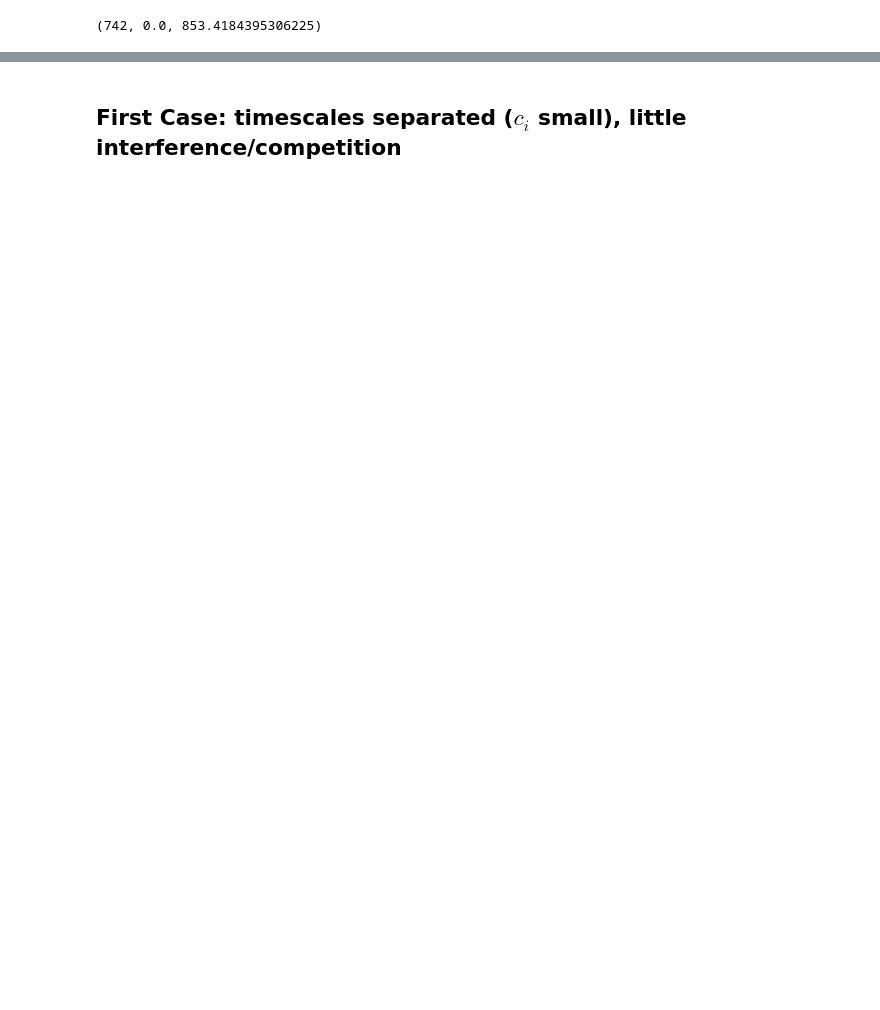
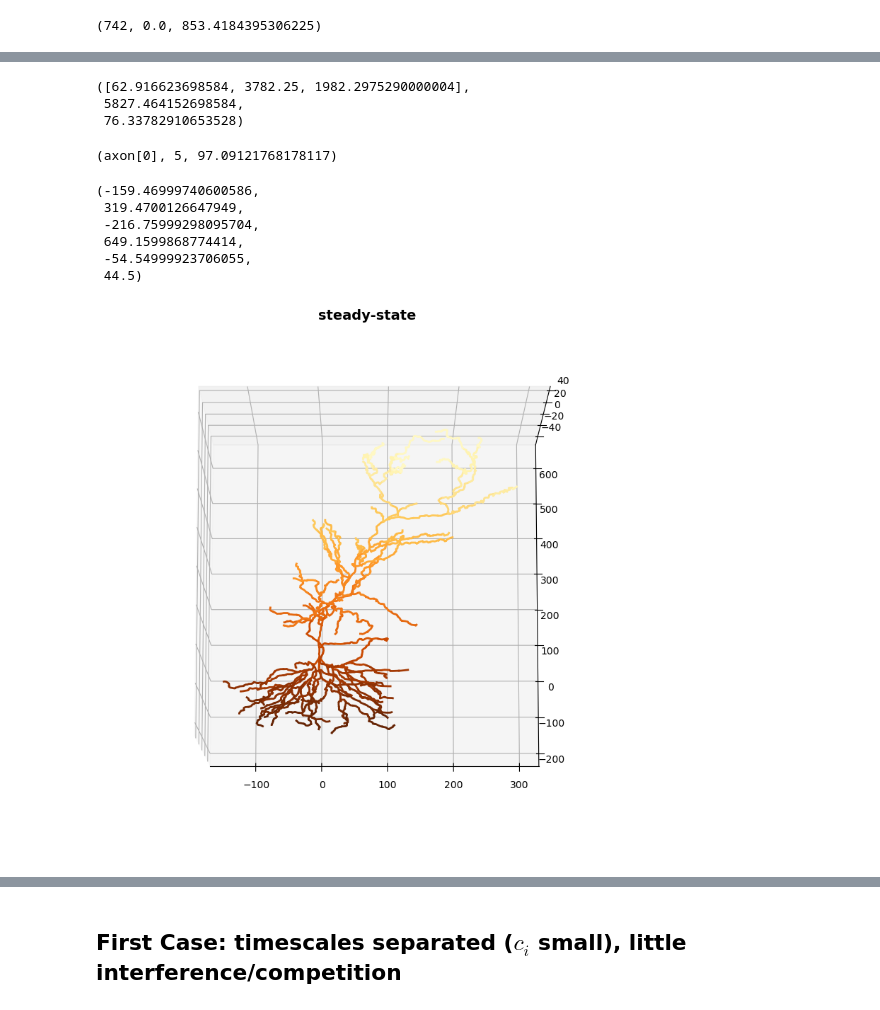
Before and after one commit to lptolik/Williams-etal-Synaptic-Transport, a Jupyter notebook: mine/myFig5.ipynb, the cells around one changed output, grey strips where cells are left out. Cells and saved outputs as stored; diff of their text form; code cells hidden in the pictures; blank space fills up the shorter version.

```diff
--- a/mine/myFig5.ipynb
+++ b/mine/myFig5.ipynb
@@ -298,0 +501,26 @@ def snap_ss(name,clim=[0,0.0035]):
+# %%
+import math
+xS=[-5.68000019e-01, -1.00000000e+00, -2.30000000e-02]
+xE=[-8.50000000e+00,  6.05000000e+01,  4.45000000e+01]
+sqd=[(xS[i]-xE[i]) ** 2 for i in range(len(xS))]
+(sqd, sum(sqd), math.sqrt(sum(sqd)))
+# %% [output]
+([62.916623698584, 3782.25, 1982.2975290000004],
+ 5827.464152698584,
+ 76.33782910653528)
+# %%
+(sec,sec.nseg,sec.L)
+# %% [output]
+(axon[0], 5, 97.09121768178117)
+# %%
+# snapshot of steady-state
+snap_ss('1b',clim=[0,20],cmap=plt.cm.YlOrBr_r)
+plt.axis('on')
+# %% [output]
+(-159.46999740600586,
+ 319.4700126647949,
+ -216.75999298095704,
+ 649.1599868774414,
+ -54.54999923706055,
+ 44.5)
+[figure, added]
```
Also changed, not shown: parts of 77 cells of this notebook, 7 other files.
